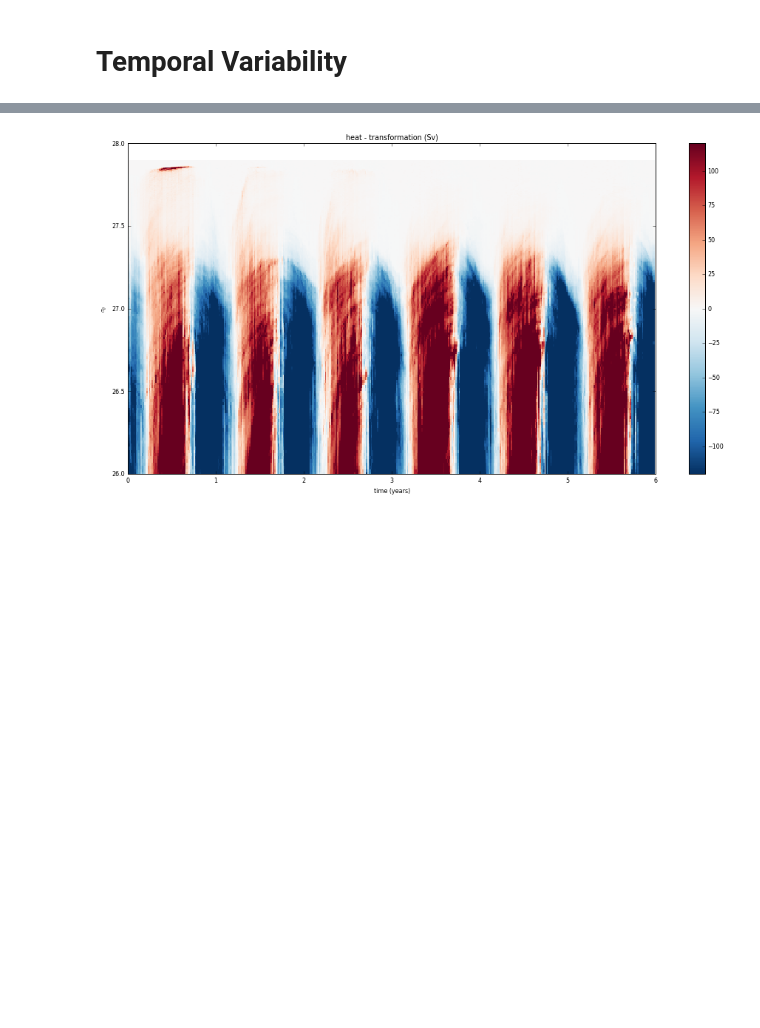
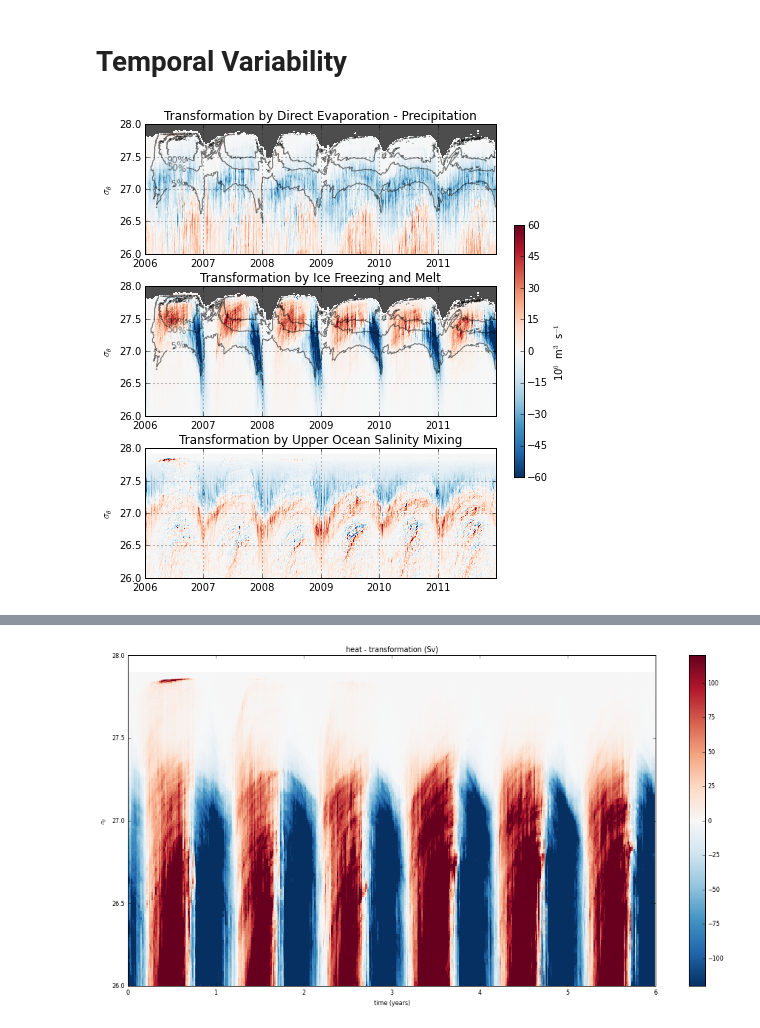
Before and after one commit to dhruvbalwada/watermass, a Jupyter notebook: SOSE_layers_analysis/surface_transformation_sigma0_5day.ipynb, the cells around one changed output, grey strips where cells are left out. Saved outputs shown, nothing was run; the diff lists cells and outputs as text; code cells hidden in the pictures; blank space fills up the shorter version.

```diff
--- a/SOSE_layers_analysis/surface_transformation_sigma0_5day.ipynb
+++ b/SOSE_layers_analysis/surface_transformation_sigma0_5day.ipynb
@@ -14,7 +15,9 @@ plt.rcParams['figure.figsize'] = (16,8)
 bmap = brewer2mpl.get_map('Set1', 'Qualitative', 6)
 plt.rcParams['axes.color_cycle'] = bmap.mpl_colors
 # %%
-ddir = '/glade/scratch/rpa/SOSE/run_matt'
+#ddir = '/glade/scratch/rpa/SOSE/run_matt'
+#ddir = '/data/scratch/rpa/SOSE/run_matt'
+ddir = '/data/scratch/rpa/SOSE/run_np240'
 
 m = MITgcmmodel.ModelInstance(output_dir=ddir)
 # %% [output]
@@ -221,2 +291,11 @@ for nmon, niter in enumerate(diag_iters):
+# %%
+# load extra water mass transformation data
+wmt_full = np.load('../data/wmt_upper_470m.npz')
+labels_salt = ['surfflux', 'linfs', 'adv', 'hdiff', 'kpp', 'tot', 'vdiff']
+labels_heat = ['surfflux', 'linfs', 'adv', 'kpp', 'vdiff', 'sw', 'tot', 'hdiff']
+wmt_salt = wmt_full['wmt_salt']
+wmt_heat = wmt_full['wmt_heat']
+wmt_salt_mean = wmt_salt.mean(axis=0)
+wmt_heat_mean = wmt_heat.mean(axis=0)
 # %% [markdown]
 # Transformation Rates #
@@ -349,3 +458,70 @@ plt.grid()
 The two dashed lines sum to give the blue line.
 # %% [markdown]
 # Temporal Variability #
+# %%
+T = np.array([datetime.datetime(2006,1,1) + datetime.timedelta(days=(n*5)) for n in range(Nt)])
+rl = rholevs[1:]-1000
+# %%
+# which fields to plot
+fw_transformation = dict()
+for ni, k in enumerate(fw_flux_types):
+    fw_transformation[k] = transformation[:,ni+2]
+
+fig = plt.figure(figsize=(6.5,7.))
+
+mask = (outcrop_area<1e9)
+
+plt.subplots_adjust(left=0.1, bottom=0.05, right=0.85, top=0.95, hspace=0.25)
+
+
+### Atm to Ocean ###
+plt.subplot(311, axisbg='0.3')
+plt.pcolormesh(T, rl, np.ma.masked_array(fw_transformation['AO'], mask).T/1e6,
+               cmap='RdBu_r', rasterized=True)
+plt.clim([-60,60])
+c = plt.contour(T, rl, 100*np.ma.masked_array(ice_conc_rho, mask).T, [5,50,90],
+               colors='k', linewidth=0.25, alpha=0.5)
+Tlab = T[40].toordinal()
+plt.clabel(c, fmt='%2.0f%%', manual=[(Tlab, 27.1),(Tlab, 27.3),(Tlab, 27.5)],
+          fontsize=9, inline_spacing=3)
+plt.ylim([26.0,28])
+plt.ylabel(r'$\sigma_\theta$')
+plt.title('Transformation by Direct Evaporation - Precipitation')
+plt.grid()
+
+### Ice to Ocean ###
+plt.subplot(312, axisbg='0.3')
+plt.pcolormesh(T, rl, np.ma.masked_array(fw_transformation['IO'], mask).T/1e6,
+               cmap='RdBu_r', rasterized=True)
+plt.clim([-60,60])
+c = plt.contour(T, rl, 100*np.ma.masked_array(ice_conc_rho, mask).T, [5,50,90],
+               colors='k', linewidth=0.25, alpha=0.5)
+Tlab = T[40].toordinal()
+plt.clabel(c, fmt='%2.0f%%', manual=[(Tlab, 27.1),(Tlab, 27.3),(Tlab, 27.5)],
+          fontsize=9, inline_spacing=3)
+plt.ylim([26.0,28])
+plt.ylabel(r'$\sigma_\theta$')
+plt.title('Transformation by Ice Freezing and Melt')
+plt.grid()
+
+
+
+plt.subplot(313)
+pc = plt.pcolormesh(T, rl, np.ma.masked_array(
+                                wmt_salt[:,4]+wmt_salt[:,6],
+                                0).T/1e6,
+                    cmap='RdBu_r', rasterized=True)
+plt.clim([-60,60])
+plt.ylim([26.0,28])
+plt.ylabel(r'$\sigma_\theta$')
+plt.title('Transformation by Upper Ocean Salinity Mixing')
+plt.grid()
+
+cbax = fig.add_axes([0.89,0.25,0.02,0.5])
+cb = plt.colorbar(pc, cax=cbax)
+cb.set_label(r'10$^6$ m$^3$ s$^{-1}$')
+
+
+fig.savefig('../figures_ice_moc/fw_transformation_timeseries.pdf')
+# %% [output]
+[figure, added]
```
Also changed, not shown: parts of 13 cells of this notebook, 5 other files.
